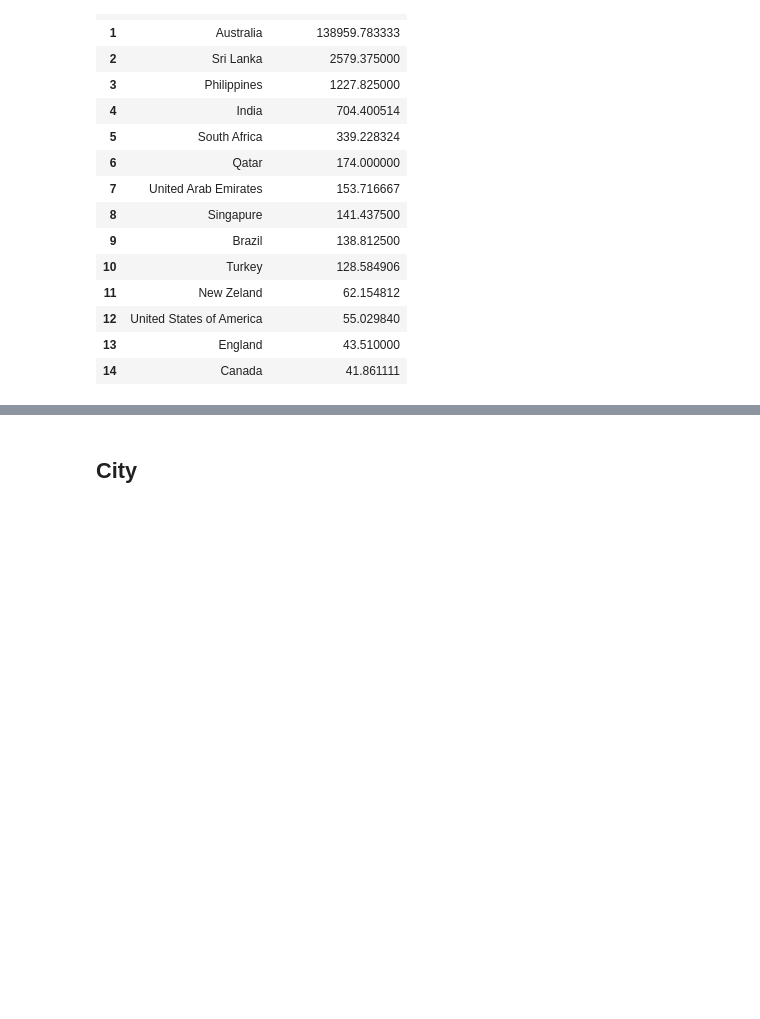
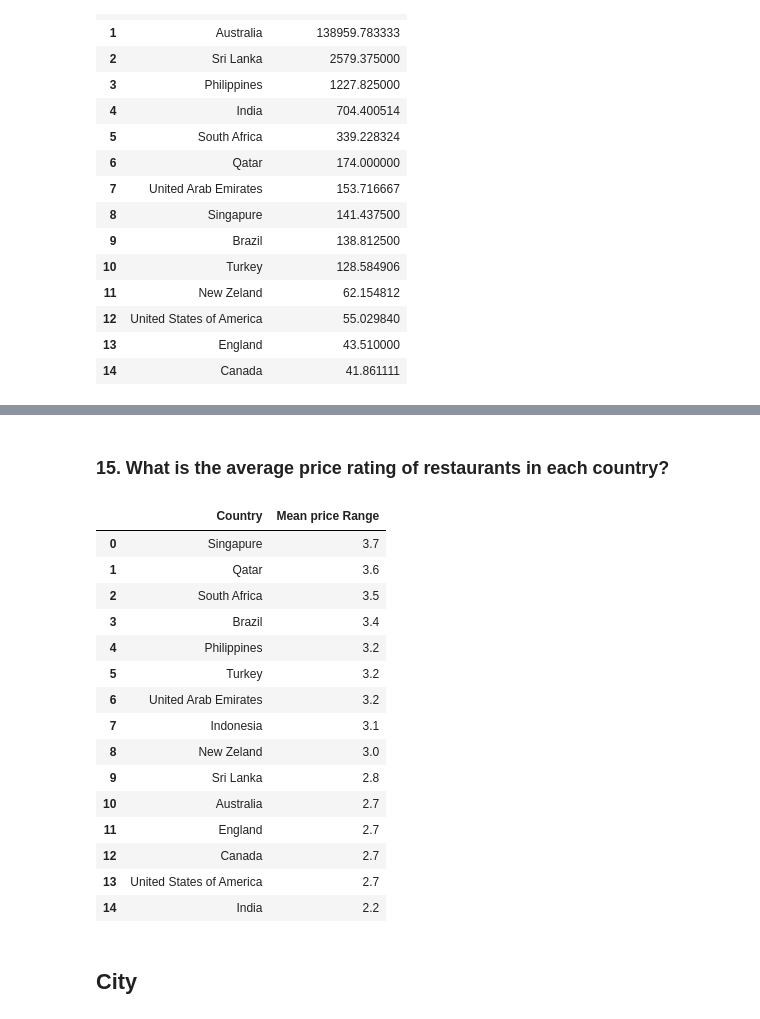
Before and after one commit to Leonamrsm/fome-zero-company, a Jupyter notebook: notebooks/insights_project.ipynb, the cells around one changed output, grey strips where cells are left out. Drawn from its saved outputs; the diff is of its cells as text; code cells hidden in the pictures; blank space fills up the shorter version.

```diff
--- a/notebooks/insights_project.ipynb
+++ b/notebooks/insights_project.ipynb
@@ -440,0 +695,30 @@ df3.groupby('country')['aggregate_rating'].mean().idxmin()
+# %% [markdown]
+### 15. What is the average price rating of restaurants in each country?
+# %%
+average_price_ratings= (df3.groupby('country')['price_range']
+                     .mean()
+                     .sort_values(ascending=False)
+                     .reset_index(name='mean_price_range'))
+
+average_price_ratings['mean_price_range'] = round(average_price_ratings['mean_price_range'], 1)
+
+average_price_ratings.columns = ['Country', 'Mean price Range']
+
+average_price_ratings
+# %% [output]
+|  | Country | Mean price Range |
+| 0 | Singapure | 3.7 |
+| 1 | Qatar | 3.6 |
+| 2 | South Africa | 3.5 |
+| 3 | Brazil | 3.4 |
+| 4 | Philippines | 3.2 |
+| 5 | Turkey | 3.2 |
+| 6 | United Arab Emirates | 3.2 |
+| 7 | Indonesia | 3.1 |
+| 8 | New Zeland | 3.0 |
+| 9 | Sri Lanka | 2.8 |
+| 10 | Australia | 2.7 |
+| 11 | England | 2.7 |
+| 12 | Canada | 2.7 |
+| 13 | United States of America | 2.7 |
+| 14 | India | 2.2 |
```
Also changed, not shown: parts of 55 cells of this notebook, 3 other files.
